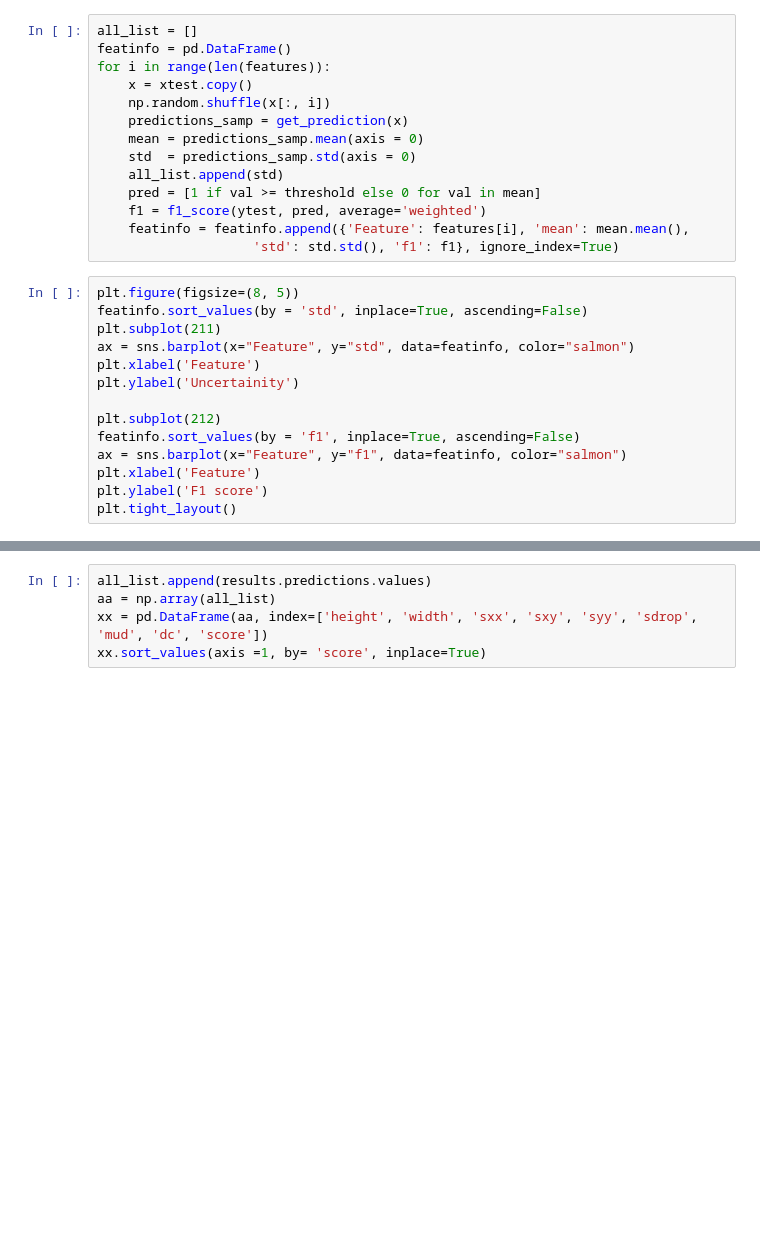
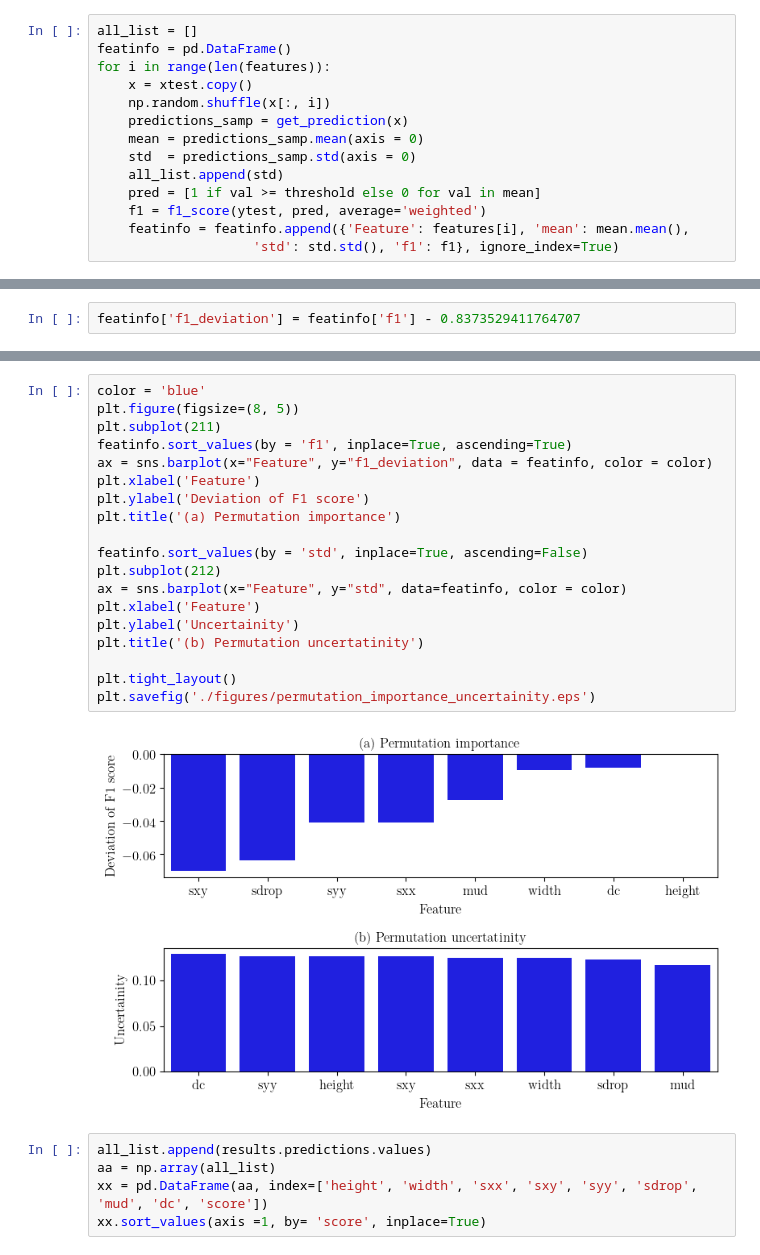
Before and after one commit to msahamed/earthquake_physics_bayesian_nn, a Jupyter notebook: BNN_edward.ipynb, the cells around one changed output, grey strips where cells are left out. Drawn from its saved outputs; the diff is of its cells as text; blank space fills up the shorter version.

Commit message:
Updated permutation importance and uncertatinity

```diff
--- a/BNN_edward.ipynb
+++ b/BNN_edward.ipynb
@@ -513,17 +513,3 @@ for i in range(len(features)):
     f1 = f1_score(ytest, pred, average='weighted')
     featinfo = featinfo.append({'Feature': features[i], 'mean': mean.mean(),
                     'std': std.std(), 'f1': f1}, ignore_index=True)
-# %%
-plt.figure(figsize=(8, 5))
-featinfo.sort_values(by = 'std', inplace=True, ascending=False)
-plt.subplot(211)
-ax = sns.barplot(x="Feature", y="std", data=featinfo, color="salmon")
-plt.xlabel('Feature')
-plt.ylabel('Uncertainity')
-
-plt.subplot(212)
-featinfo.sort_values(by = 'f1', inplace=True, ascending=False)
-ax = sns.barplot(x="Feature", y="f1", data=featinfo, color="salmon")
-plt.xlabel('Feature')
-plt.ylabel('F1 score')
-plt.tight_layout()
@@ -531,0 +516,2 @@ plt.tight_layout()
+# %%
+featinfo['f1_deviation'] = featinfo['f1'] - 0.8373529411764707
@@ -532,3 +530,24 @@ plt.tight_layout()
+# %%
+color = 'blue'
+plt.figure(figsize=(8, 5))
+plt.subplot(211)
+featinfo.sort_values(by = 'f1', inplace=True, ascending=True)
+ax = sns.barplot(x="Feature", y="f1_deviation", data = featinfo, color = color)
+plt.xlabel('Feature')
+plt.ylabel('Deviation of F1 score')
+plt.title('(a) Permutation importance')
+
+featinfo.sort_values(by = 'std', inplace=True, ascending=False)
+plt.subplot(212)
+ax = sns.barplot(x="Feature", y="std", data=featinfo, color = color)
+plt.xlabel('Feature')
+plt.ylabel('Uncertainity')
+plt.title('(b) Permutation uncertatinity')
+
+plt.tight_layout()
+plt.savefig('./figures/permutation_importance_uncertainity.eps')
+# %% [output]
+[figure, added]
 # %%
 all_list.append(results.predictions.values)
 aa = np.array(all_list)
```
Also changed, not shown: parts of 2 cells of this notebook.
